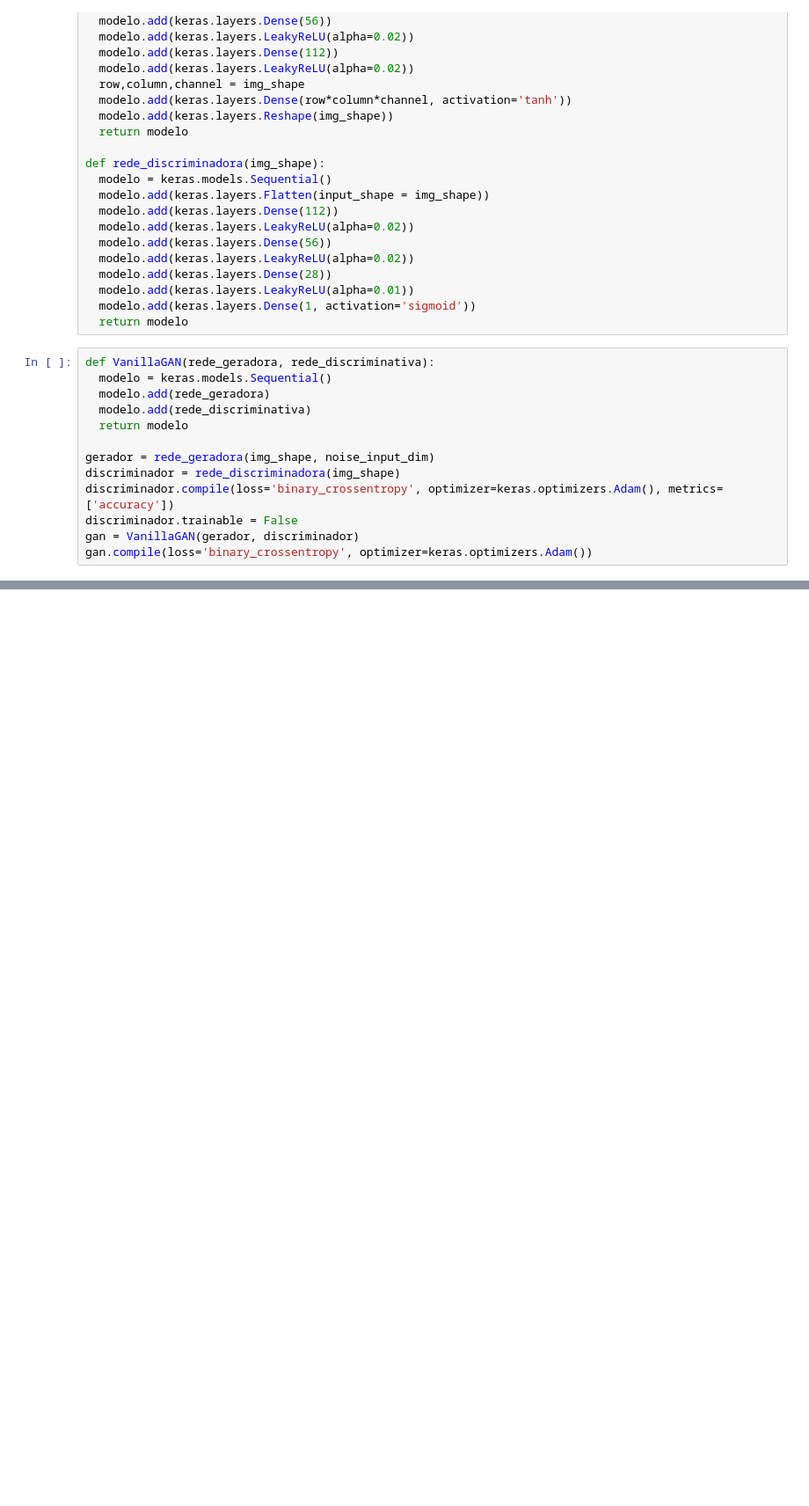
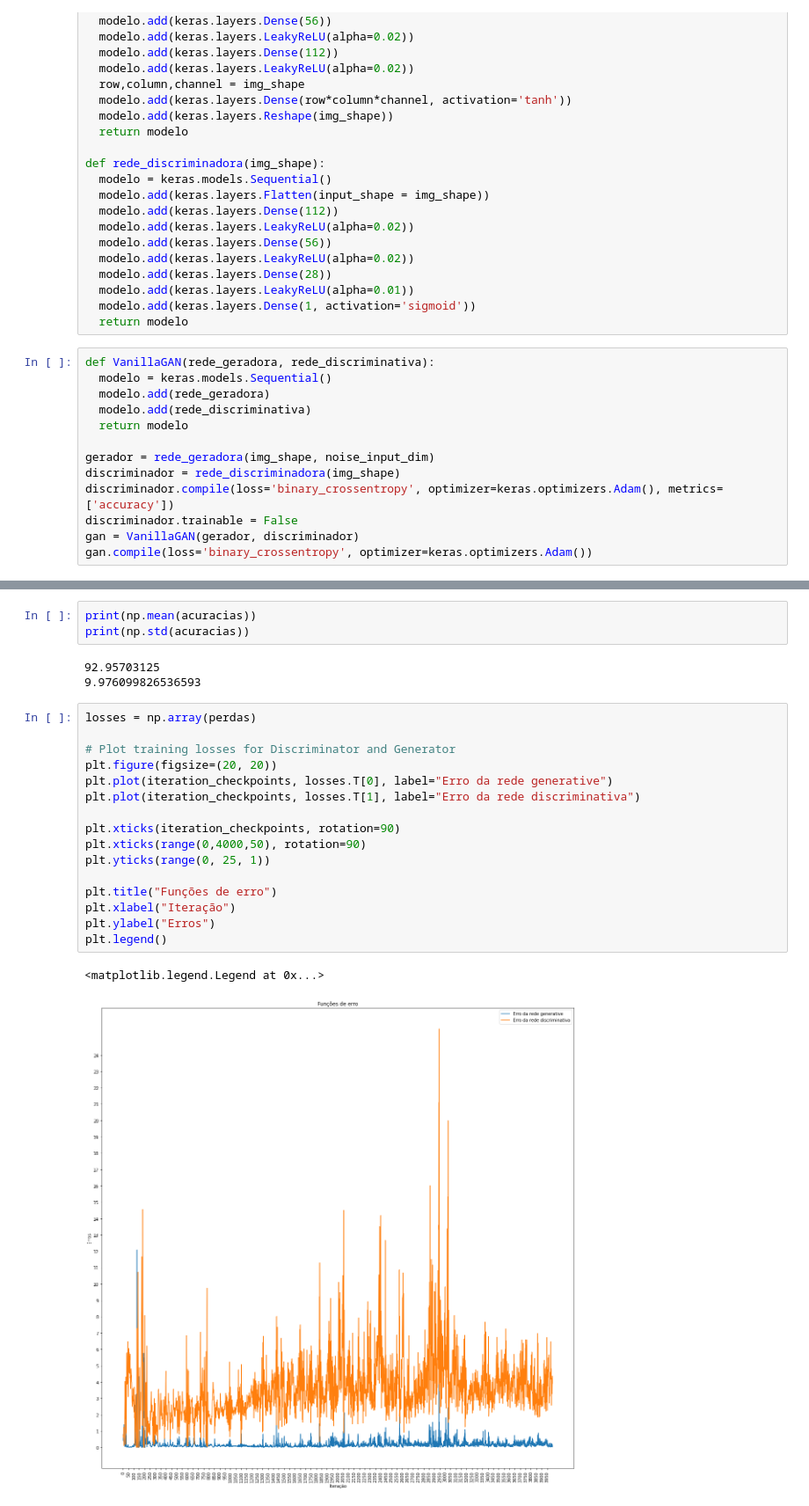
Before and after one commit to lcslima45/VanillaGAN, a Jupyter notebook: VanillaGAN.ipynb, the cells around one changed output, grey strips where cells are left out. Shown: that part at 88% size. Drawn from its saved outputs; the diff is of its cells as text; blank space fills up the shorter version.

```diff
--- a/VanillaGAN.ipynb
+++ b/VanillaGAN.ipynb
@@ -186,0 +217,25 @@ A saída de streaming foi truncada nas últimas 5000 linhas.
+# %%
+print(np.mean(acuracias))
+print(np.std(acuracias))
+# %% [output]
+92.95703125
+9.976099826536593
+# %%
+losses = np.array(perdas)
+
+# Plot training losses for Discriminator and Generator
+plt.figure(figsize=(20, 20))
+plt.plot(iteration_checkpoints, losses.T[0], label="Erro da rede generative")
+plt.plot(iteration_checkpoints, losses.T[1], label="Erro da rede discriminativa")
+
+plt.xticks(iteration_checkpoints, rotation=90)
+plt.xticks(range(0,4000,50), rotation=90)
+plt.yticks(range(0, 25, 1))
+
+plt.title("Funções de erro")
+plt.xlabel("Iteração")
+plt.ylabel("Erros")
+plt.legend()
+# %% [output]
+<matplotlib.legend.Legend at 0x...>
+[figure, added]
```
Also changed, not shown: parts of 8 cells of this notebook.
